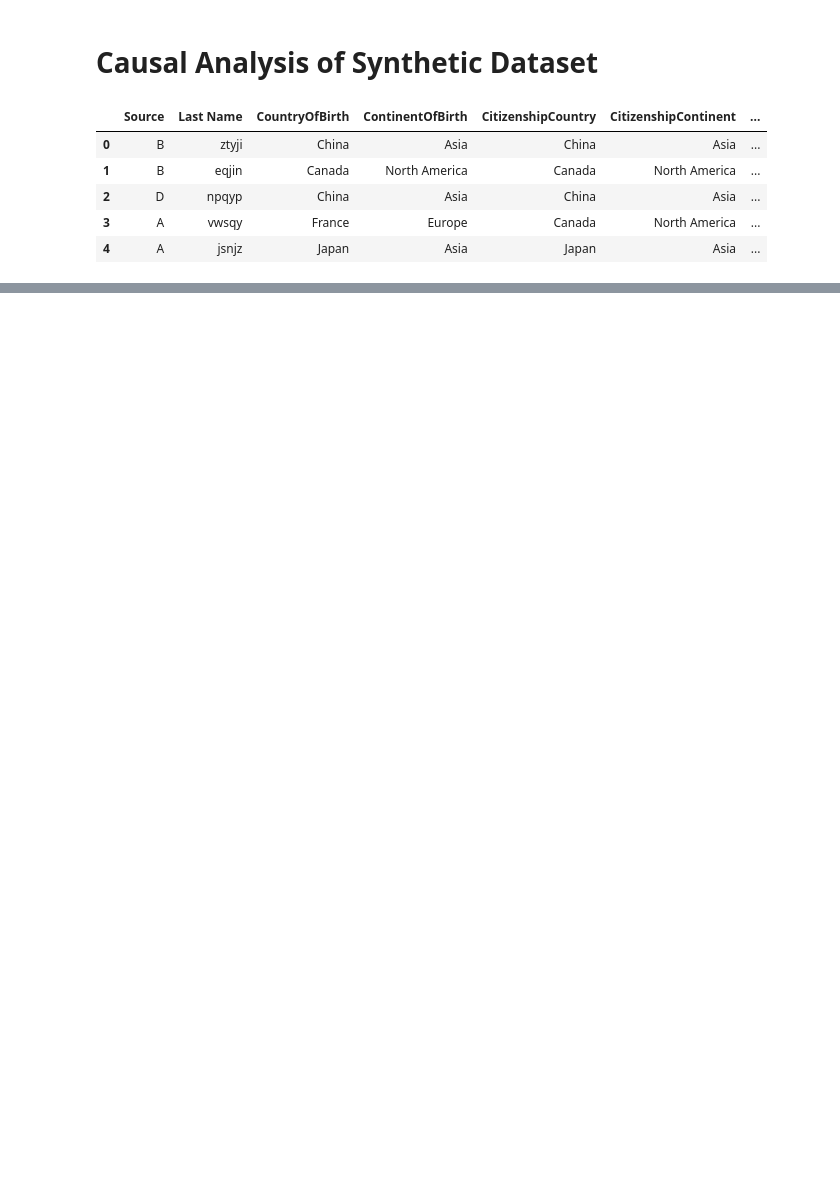
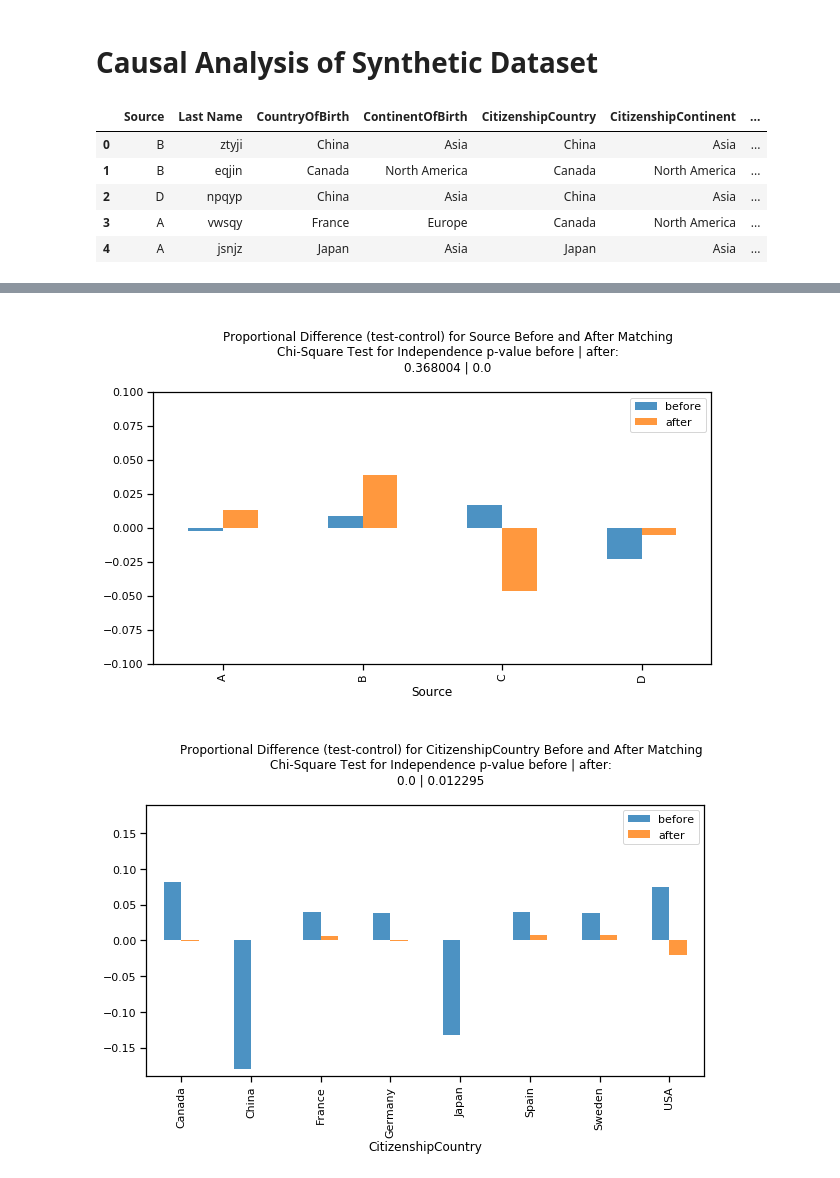
Before and after one commit to gauchm/causal-data-cleaning, a Jupyter notebook: causal-analysis-synthetic.ipynb, the cells around one changed output, grey strips where cells are left out. Cells and saved outputs as stored; diff of their text form; code cells hidden in the pictures; blank space fills up the shorter version.

```diff
--- a/causal-analysis-synthetic.ipynb
+++ b/causal-analysis-synthetic.ipynb
@@ -138,0 +201,6 @@ New effect:(0.009460534184167032,)
+# %%
+m.assign_weight_vector()
+categorical_results = m.compare_categorical(return_table=True)
+# %% [output]
+[figure, added]
+[figure, added]
```
Also changed, not shown: parts of 17 cells of this notebook, 1 other file.
